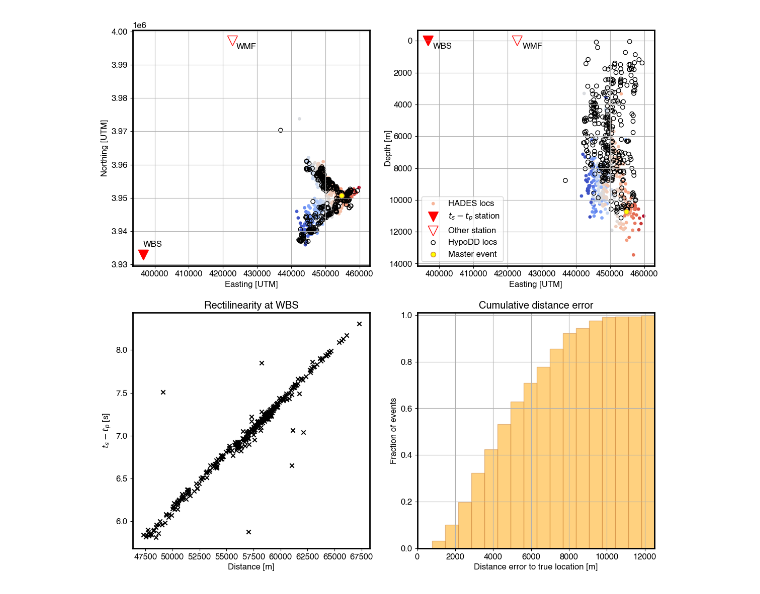
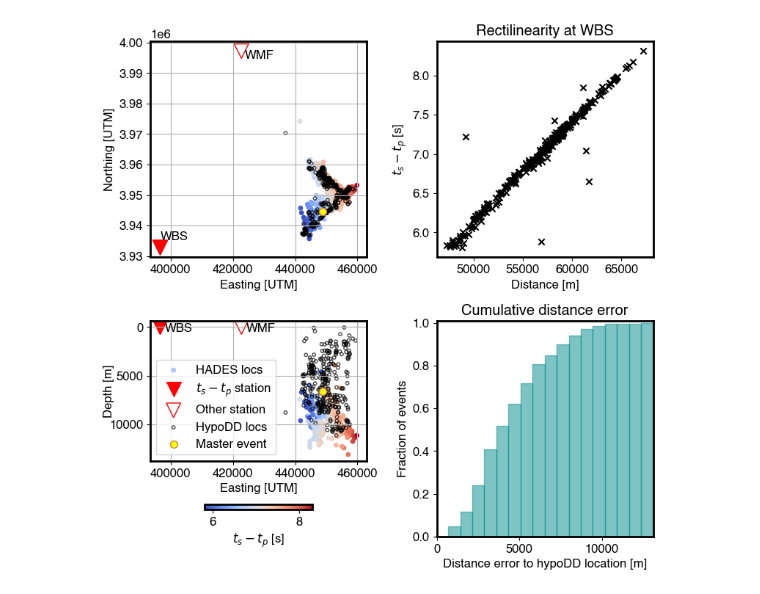
Before and after one commit to ktuin/HADES-R, a Jupyter notebook: notebooks/ridgecrest_example_part2.ipynb, the cells around one changed output. Drawn from its saved outputs; the diff is of its cells as text; code cells hidden in the pictures.

```diff
--- a/notebooks/ridgecrest_example_part2.ipynb
+++ b/notebooks/ridgecrest_example_part2.ipynb
@@ -110,4 +123,9 @@ hloc_1.location(out_file, mode='rel', plot=True)
 # %%
+# [0,3,6,8]
+
+
+refs = read_refs(f'./data/{input_file_4}')
+
 # Let's take a closer look
 origin = hloc_1.input.origin
 
@@ -119,7 +137,7 @@ locs_1[:,1] = locs_1[:,1] + origin_UTM[1]
 
 
 #### Which results do you want to take a closer look at? ##################
-look = sortout(locs_1, np.array([0,3,6,8])+1)                           # locs_15, locs_8, locs_4, locs_1
+look = sortout(locs_1, np.array(refs)+1)                           # locs_15, locs_8, locs_4, locs_1
 stations = hobj_1.stations.copy()       # hobj_15, hobj_8, hobj_4, hobj_1
 stat_choice = 'WBS' # 'WBS' or 'WMF'
 ###########################################################################
@@ -167,7 +189,7 @@ axis = 1
 
 stations = hobj_1.stations
 
-locs_1 = sortout(locs_1, np.array([0,3,6,8])+1)
+locs_1_b = sortout(locs_1, np.array(refs)+1)
 stats = np.array([
     [stations['WBS'][0]+origin_UTM[0], stations['WBS'][1]+origin_UTM[1], stations['WBS'][2]],
     [stations['WMF'][0]+origin_UTM[0], stations['WMF'][1]+origin_UTM[1], stations['WMF'][2]]
@@ -176,8 +198,8 @@ stats = np.array([
 # locs_1[:,0] = locs_1[:,0] + origin_UTM[0]
 # locs_1[:,1] = locs_1[:,1] + origin_UTM[1]
 
-bary, v0, v1, v2, cluster_opt, dtps_obs, stavect = ru.setup(optall=True, master_evts=np.array([0,3,6,8]),cluster=None, dtps_obs=np.array([hloc_1.evtsps.copy()['WBS'], np.array(hloc_1.evtsps.copy()['WMF'])]),
-                cluster_rot=locs_1, stations=stats, station_axis=axis, vs=Vs, vp=Vp, baryp=locs_1[0,:])
+bary, v0, v1, v2, cluster_opt, dtps_obs, stavect = ru.setup(optall=True, master_evts=np.array(refs),cluster=None, dtps_obs=np.array([hloc_1.evtsps.copy()['WBS'], np.array(hloc_1.evtsps.copy()['WMF'])]),
+                cluster_rot=locs_1_b, stations=stats, station_axis=axis, vs=Vs, vp=Vp, baryp=locs_1_b[refs[0],:])
 # %% [output]
 #------------------------#
 Your choices:
@@ -187,6 +213,6 @@ Optall = True, use all cluster events for rotation finder
 # %%
-instance_cluster = Cluster(cluster=locs_1, axis=axis, stations=stats,
-            bary=bary, subcluster=locs_1, vs=Vs, vp=Vp, dtps_org=np.array([hloc_1.evtsps.copy()['WBS'], np.array(hloc_1.evtsps.copy()['WMF'])]), cluster_true=hypoDD_locs)
+instance_cluster = Cluster(cluster=locs_1_b, axis=axis, stations=stats,
+            bary=bary, subcluster=locs_1_b, vs=Vs, vp=Vp, dtps_org=np.array([hloc_1.evtsps.copy()['WBS'], np.array(hloc_1.evtsps.copy()['WMF'])]), cluster_true=hypoDD_locs)
 # %%
 test_thetas = instance_cluster.optimize_rotations(prior=[0.,0.,0.], method='diffev', optall=True)
 # %% [output]
@@ -210,5 +236,5 @@ Final rectilinearity: 379166028.8468486
 # %%
-cluster_comp = instance_cluster.invert_rotations_spatial(locs_1, test_thetas)
+cluster_comp = instance_cluster.invert_rotations_spatial(locs_1_b, test_thetas)
 # %%
 mpl.rcParams['font.family'] = 'Helvetica'
 plt.rcParams['font.size'] = 12
@@ -231,46 +257,46 @@ stat_choice = 'WBS' # 'WBS' or 'WMF'
 #------------------------------------------------------------------------------------------------#
 evtsps = np.array(hloc_1.evtsps.copy()[stat_choice])
 cm = 1/2.54  # centimeters in inches
-fig, ax = plt.subplots(2,2, figsize=(17*cm*2,17*cm*2))
+fig, ax = plt.subplots(2,2, figsize=(8.27*0.95,11.69/1.5))
 
 ax[0,0].grid()
-ax[0,0].scatter(cluster_comp[:,0], cluster_comp[:,1], s=15, c=evtsps, cmap='coolwarm', label='HADES locations')
+im=ax[0,0].scatter(cluster_comp[:,0], cluster_comp[:,1], s=15, c=evtsps, cmap='coolwarm', label='HADES locations')
 ax[0,0].scatter(stations[stat_choice][0]+origin_UTM[0], stations[stat_choice][1]+origin_UTM[1],
                 marker='v', s=200, c='r')
 ax[0,0].scatter(stations['WBS'][0]+origin_UTM[0], stations['WBS'][1]+origin_UTM[1],
                 marker='v', s=200, edgecolor='r', facecolor='None')
-ax[0,0].annotate('WBS', (stations['WBS'][0]+origin_UTM[0], stations['WBS'][1]+origin_UTM[1]+2500))
+ax[0,0].annotate('WBS', (stations['WBS'][0]+origin_UTM[0], stations['WBS'][1]+origin_UTM[1]+2500), zorder=12)
 ax[0,0].scatter(stations['WMF'][0]+origin_UTM[0], stations['WMF'][1]+origin_UTM[1],
                 marker='v', s=200, edgecolor='r', facecolor='None')
-ax[0,0].annotate('WMF', (stations['WMF'][0]+origin_UTM[0]+1000, stations['WMF'][1]+origin_UTM[1]-2500))
-ax[0,0].scatter(hypoDD_locs[:,0], hypoDD_locs[:,1], label='HypoDD', facecolor='None', edgecolor='k')
+ax[0,0].annotate('WMF', (stations['WMF'][0]+origin_UTM[0]+1000, stations['WMF'][1]+origin_UTM[1]-2500), zorder=12)
+ax[0,0].scatter(hypoDD_locs[:,0], hypoDD_locs[:,1], s=10, label='HypoDD', facecolor='None', edgecolor='k', alpha=0.7)
 ax[0,0].scatter(bary[0], bary[1], s=50, facecolor='yellow', edgecolor='Peru', label='Master event')
 
 ax[0,0].set_xlabel('Easting [UTM]')
 ax[0,0].set_ylabel('Northing [UTM]')
 
 
-ax[0,1].grid()
-ax[0,1].scatter(cluster_comp[:,0], cluster_comp[:,2], s=15, c=evtsps, cmap='coolwarm', label='HADES locs')
-ax[0,1].scatter(stations[stat_choice][0]+origin_UTM[0], stations[stat_choice][2],
+ax[1,0].grid(zorder=1)
+ax[1,0].scatter(cluster_comp[:,0], cluster_comp[:,2], s=15, c=evtsps, cmap='coolwarm', label='HADES locs')
+ax[1,0].scatter(stations[stat_choice][0]+origin_UTM[0], stations[stat_choice][2],
                 marker='v', s=200, c='r', label='$t_s-t_p$ station')
-ax[0,1].annotate('WBS', (stations['WBS'][0]+origin_UTM[0]+1500, stations['WBS'][2]+500))
-ax[0,1].scatter(stations['WBS'][0]+origin_UTM[0], stations['WBS'][2],
+ax[1,0].annotate('WBS', (stations['WBS'][0]+origin_UTM[0]+1500, stations['WBS'][2]+500),zorder=12)
+ax[1,0].scatter(stations['WBS'][0]+origin_UTM[0], stations['WBS'][2],
                 marker='v', s=200, edgecolor='r', facecolor='None', label='Other station')
-ax[0,1].scatter(stations['WMF'][0]+origin_UTM[0], stations['WMF'][2],
+ax[1,0].scatter(stations['WMF'][0]+origin_UTM[0], stations['WMF'][2],
                 marker='v', s=200, edgecolor='r', facecolor='None')
-ax[0,1].annotate('WMF', (stations['WMF'][0]+origin_UTM[0]+1500, stations['WMF'][2]+500))
-ax[0,1].scatter(hypoDD_locs[:,0], hypoDD_locs[:,2], label='HypoDD locs', facecolor='None', edgecolor='k')
-ax[0,1].scatter(bary[0], bary[2], s=50, facecolor='yellow', edgecolor='Peru', label='Master event')
-ax[0,1].legend(loc='lower left')
-ax[0,1].invert_yaxis()
-ax[0,1].set_ylabel('Depth [m]', labelpad=-5)
-ax[0,1].set_xlabel('Easting [UTM]')
+ax[1,0].annotate('WMF', (stations['WMF'][0]+origin_UTM[0]+1500, stations['WMF'][2]+500), zorder=12)
+ax[1,0].scatter(hypoDD_locs[:,0], hypoDD_locs[:,2], s=10, label='HypoDD locs', facecolor='None', edgecolor='k', alpha=0.7)
+ax[1,0].scatter(bary[0], bary[2], s=50, facecolor='yellow', edgecolor='Peru', label='Master event')
+ax[1,0].legend(loc='lower left')
+ax[1,0].invert_yaxis()
+ax[1,0].set_ylabel('Depth [m]', labelpad=-5)
+ax[1,0].set_xlabel('Easting [UTM]')
 
-ax[1,0].set_title('Rectilinearity at WBS')
-ax[1,0].set_xlabel('Distance [m]')
-ax[1,0].set_ylabel('$t_s - t_p$ [s]')
-ax[1,0].scatter(xs[0], ys[0], marker='x', c='k')
+ax[0,1].set_title('Rectilinearity at WBS')
+ax[0,1].set_xlabel('Distance [m]')
+ax[0,1].set_ylabel('$t_s - t_p$ [s]')
+ax[0,1].scatter(xs[0], ys[0], marker='x', c='k')
 # ax[1,0].grid()
 # im=ax[1,0].scatter(cluster_comp[:,1], cluster_comp[:,2], s=15, c=evtsps, cmap='coolwarm')
 # ax[1,0].scatter(stations[stat_choice][1]+origin_UTM[1], stations[stat_choice][2],
@@ -290,19 +316,21 @@ ax[1,0].scatter(xs[0], ys[0], marker='x', c='k')
 # _,_,ax[1,0]= pca_theta_calculation(stats,
 #     np.array([hloc_1.evtsps.copy()['WBS'], np.array(hloc_1.evtsps.copy()['WMF'])]).T, cluster_comp, plot=True)
 
-ax[1,1].grid()
+# ax[1,1].grid()
 ax[1,1].set_title('Cumulative distance error')
-n, bins2, patches = ax[1,1].hist(np.sort(distance), bins=int(np.sqrt(len(distance))),cumulative=True, density=True, facecolor='orange', edgecolor='Peru', alpha=.5)
-ax[1,1].set_xlabel('Distance error to true location [m]')
+n, bins2, patches = ax[1,1].hist(np.sort(distance), bins=int(np.sqrt(len(distance))),cumulative=True, density=True, facecolor='darkcyan', edgecolor='darkcyan', alpha=.5)
+ax[1,1].set_xlabel('Distance error to hypoDD location [m]')
 ax[1,1].set_ylabel('Fraction of events')
 ax[1,1].set_xlim(0,distance.max())
 ax[1,1].set_ylim(0,1.01)
 # fig.savefig('./images_geo/cumulative_error_synthetic.png', dpi=300)
+
+
+fig.colorbar(im, ax=ax[1,0], shrink=.5, label='$t_s-t_p$ [s]', orientation='horizontal', pad=0.2)
+# fig.suptitle(f'$t_s - t_p$ check with respect to station {stat_choice}')
+plt.tight_layout()
+fig.savefig('./data/images/ridge_rotated_auto_YAY_corr.png')
+fig.savefig('./data/images/ridge_rotated_auto_YAY_corr.eps')
+
 plt.show()
-
-fig.colorbar(im, ax=ax[0,1], shrink=.5, label='$t_s-t_p$ [s]', orientation='horizontal')
-# fig.suptitle(f'$t_s - t_p$ check with respect to station {stat_choice}')
-# plt.tight_layout()
-fig.savefig('./data/images/ridge_rotated_auto_YAY.png', dpi=300)
-plt.show()
 # %% [output]
@@ -309,4 +338,4 @@ plt.show()
-[figure, old version]
+[figure, new version]
 # %%
 # fig =plt.subplots()
 
```
Also changed, not shown: parts of 15 cells of this notebook, 15 other files.
